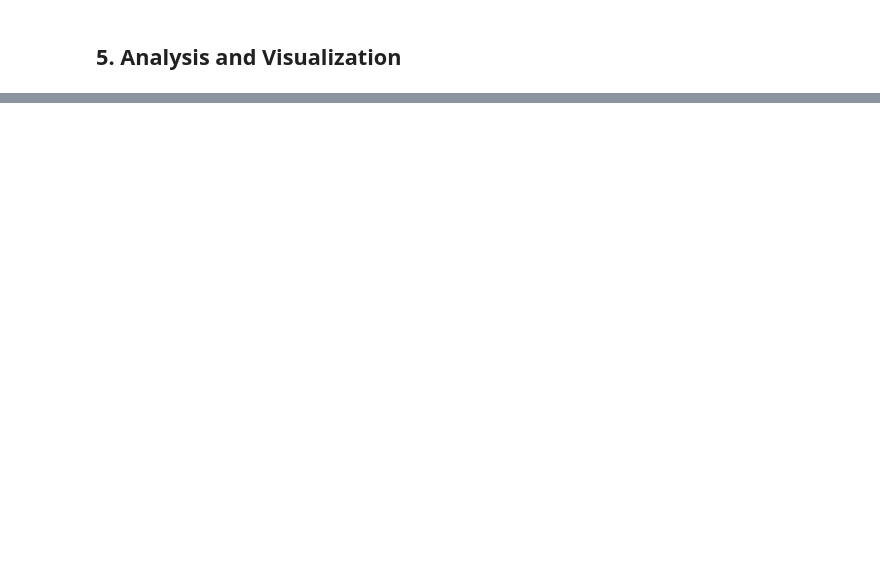
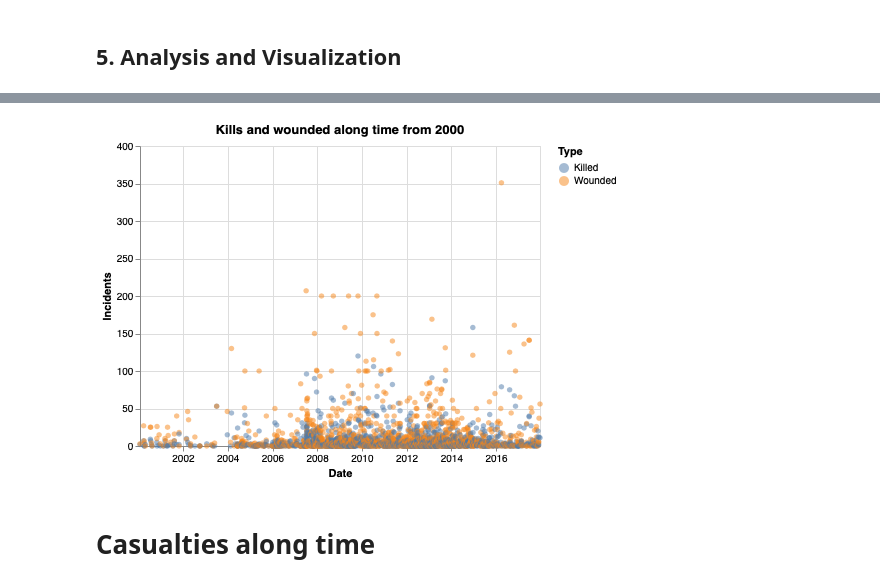
Before and after one commit to vcuspinera/Pakistan_inflation-crime, a Jupyter notebook: src/02_EDA_Crime.ipynb, the cells around one changed output, grey strips where cells are left out. Cells and saved outputs as stored; diff of their text form; code cells hidden in the pictures; blank space fills up the shorter version.

Commit message:
Update EDA of economic data and data collection, and add EDA about crime

```diff
--- a/src/02_EDA_Crime.ipynb
+++ b/src/02_EDA_Crime.ipynb
@@ -44,0 +297,3 @@ RendererRegistry.enable('default')
+# %%
+# Replace `Month` = 0 to 1
+df['Month'][1] = 1
@@ -45,2 +309,10 @@ RendererRegistry.enable('default')
+# %%
+# Replace `Day` = 0 to 1
+for i in df[df['Day']==0].index:
+    df['Day'][i] = 1
+# %%
+# get colum of dates
+my_dates = pd.to_datetime(dict(year=df.Year, month=df.Month, day=df.Day))
+df['date'] = my_dates
 # %% [markdown]
 ## 5. Analysis and Visualization
@@ -46,0 +328,4 @@ RendererRegistry.enable('default')
+# %%
+source = df[['date', 'Killed', 'Wounded']].set_index('date').stack()
+source = pd.DataFrame(source).reset_index().rename(columns={'level_1':'Type', 0:'Incidents'})
+source
@@ -46,0 +346,13 @@ RendererRegistry.enable('default')
+# %%
+alt.Chart(source[source.date>="2000-01-01"].reset_index(drop=True)).mark_circle(opacity=.5).encode(
+    alt.X('date:T', title="Date"),
+    alt.Y('Incidents'),
+    alt.Color('Type'),
+    tooltip=['Type','Incidents','date:T']
+).properties(
+    title="Kills and wounded along time from 2000"
+)
+# %% [output]
+[figure, added]
+# %% [markdown]
+# Casualties along time
```
Also changed, not shown: parts of 43 cells of this notebook, 4 other files.
